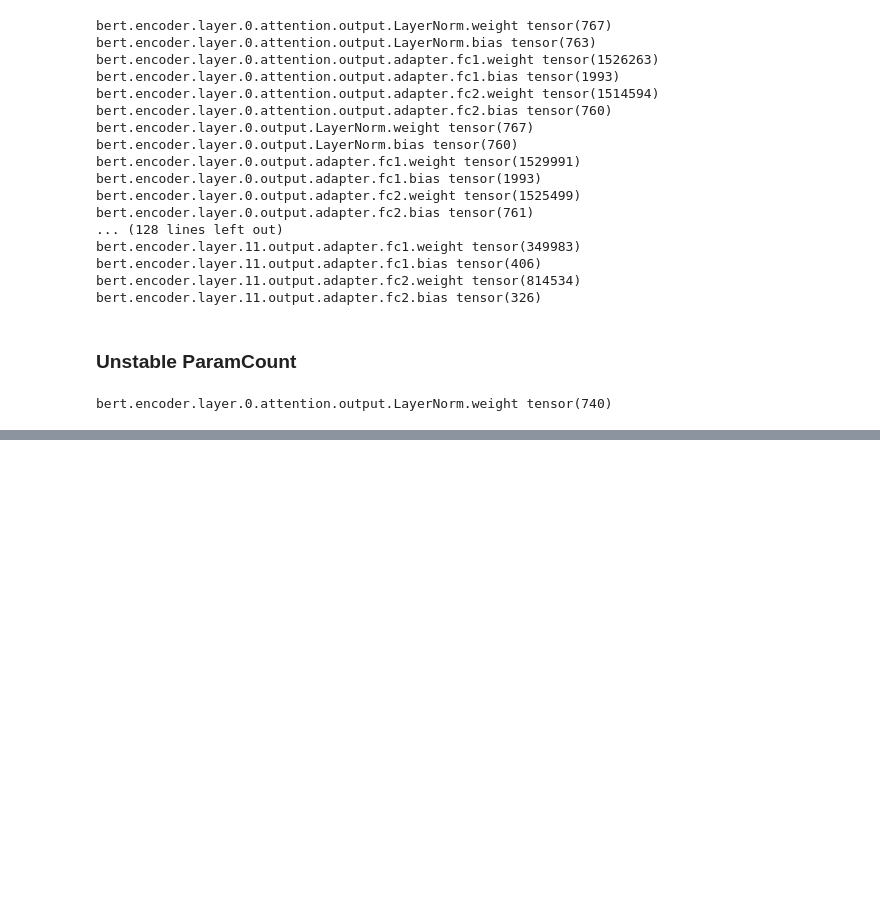
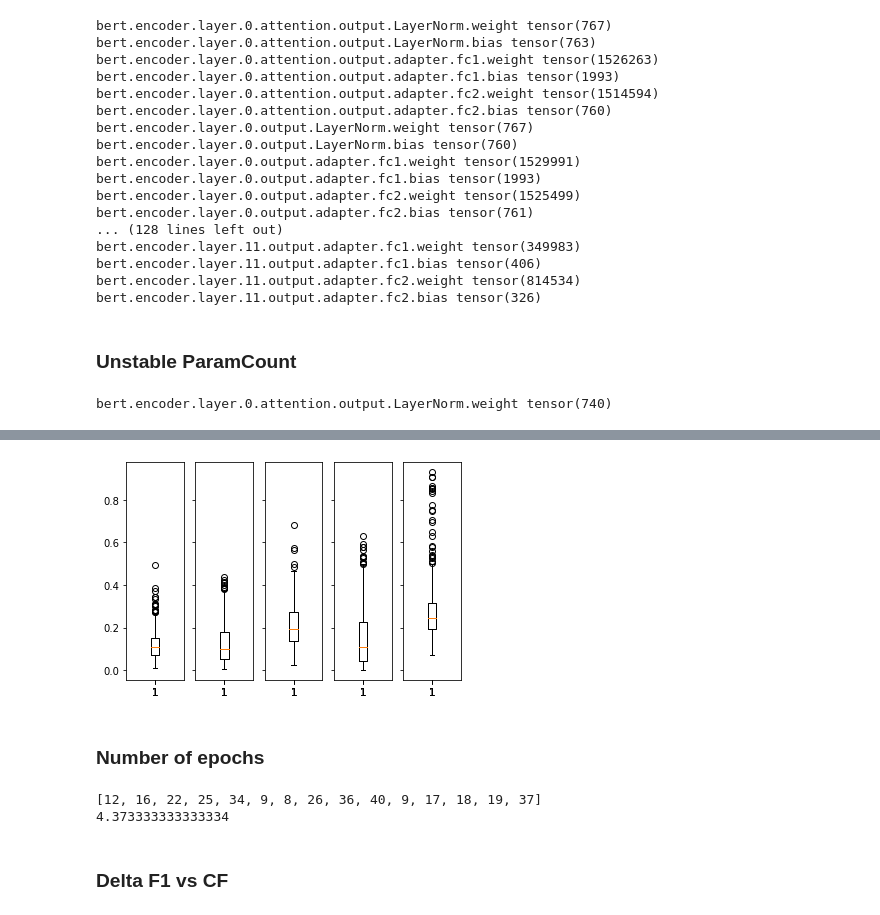
Before and after one commit to itsmemala/FABR, a Jupyter notebook: CL_Metrics.ipynb, the cells around one changed output, grey strips where cells are left out. Saved outputs shown, nothing was run; the diff lists cells and outputs as text; code cells hidden in the pictures; blank space fills up the shorter version.

```diff
--- a/CL_Metrics.ipynb
+++ b/CL_Metrics.ipynb
@@ -387,0 +461,12 @@ bert.encoder.layer.0.attention.output.LayerNorm.weight tensor(740)
+# %%
+fig, axs = plt.subplots(1, 5, sharex='all', sharey='all')
+for i in [1,2,3,4,5]:
+    for k,v in alpha['random0seed0model'+str(i)].items():
+        if 'layer.2' in k:
+            y=v.flatten().numpy()
+            axs[i-1].boxplot(y)
+            break
+# %% [output]
+[figure, added]
+# %% [markdown]
+### Number of epochs
@@ -387,0 +475,14 @@ bert.encoder.layer.0.attention.output.LayerNorm.weight tensor(740)
+# %%
+epochs=[]
+for seed_idx in [0]:
+    for rand_idx in [0,3,6]:
+        for m in [1,2,3,4,5]:
+            data = np.loadtxt(path5+str(m)+'_random'+str(rand_idx)+'_seed'+str(seed_idx)+'.txt')
+            epochs.append(len(data))
+print(epochs)
+print(0.2*np.mean(epochs))
+# %% [output]
+[12, 16, 22, 25, 34, 9, 8, 26, 36, 40, 9, 17, 18, 19, 37]
+4.373333333333334
+# %% [markdown]
+### Delta F1 vs CF
```
Also changed, not shown: parts of 33 cells of this notebook, 7 other files.
